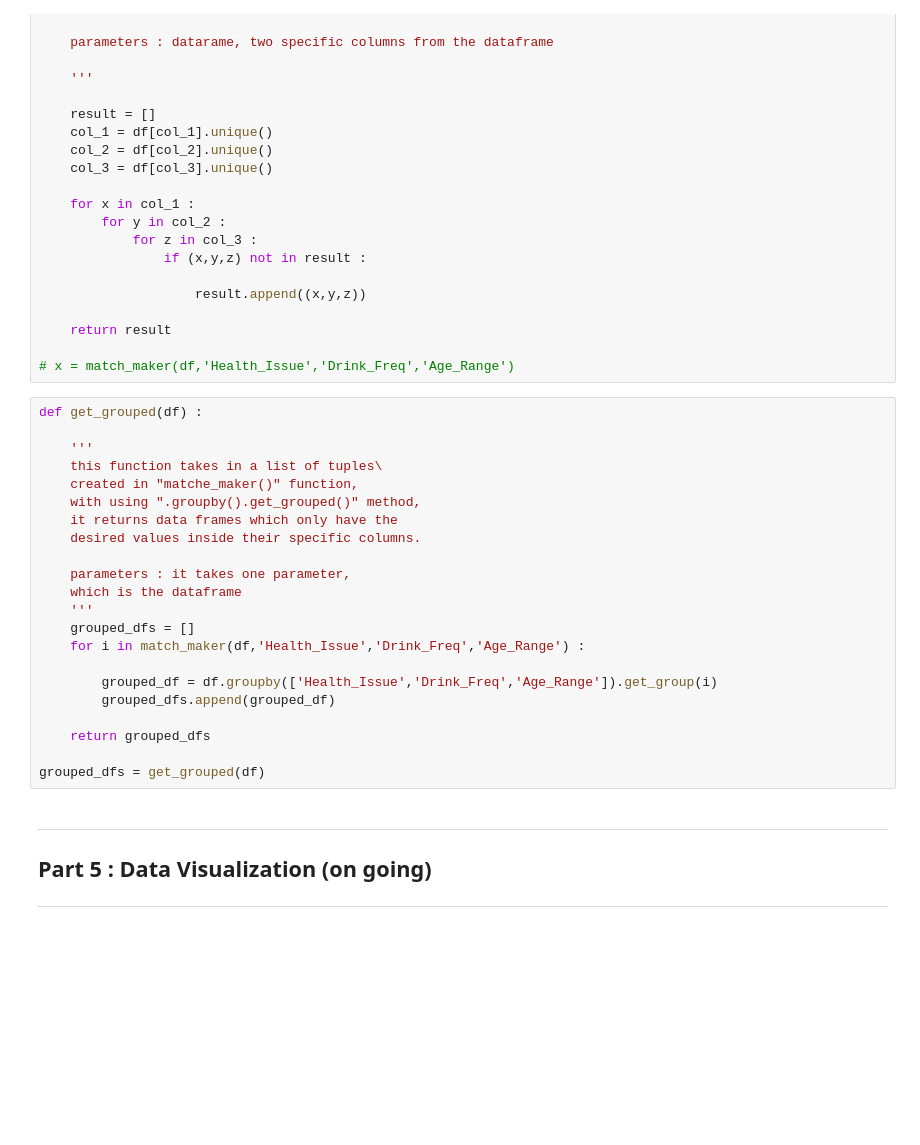
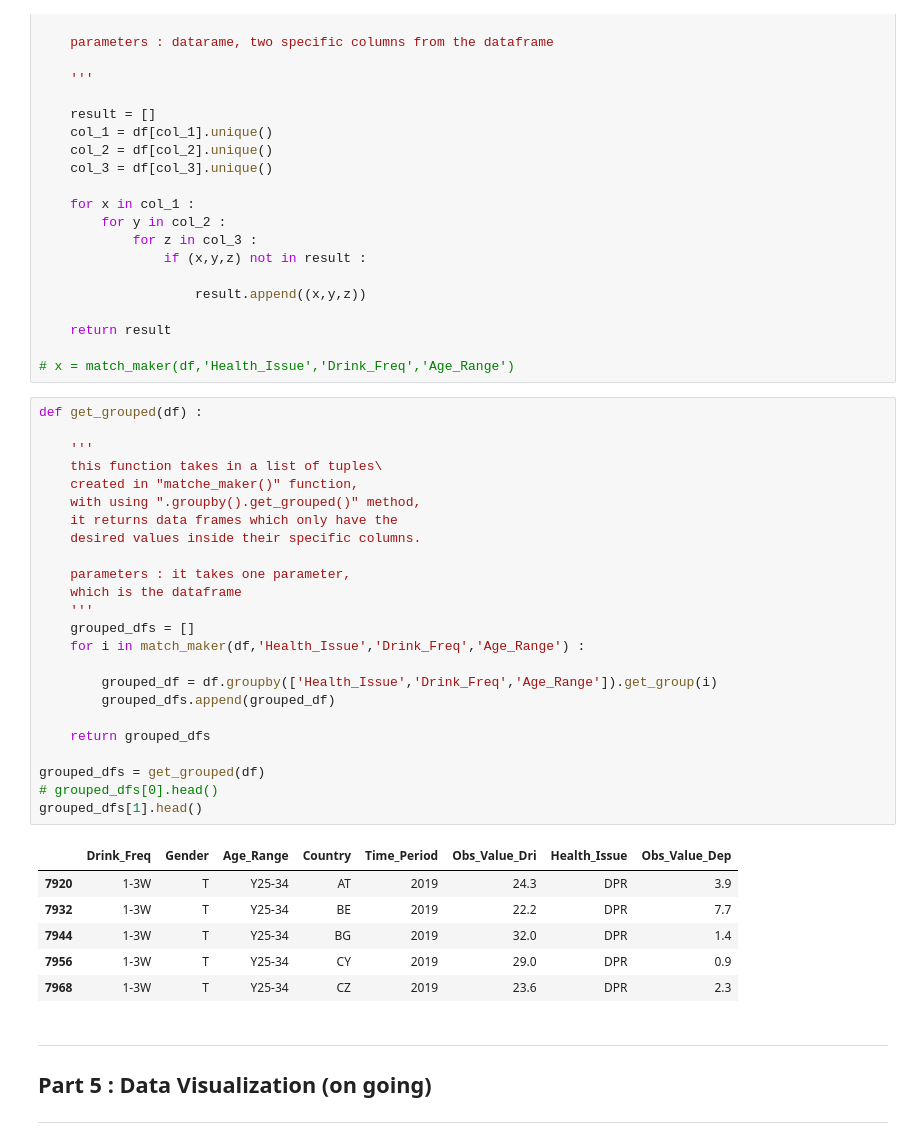
Before and after one commit to hoomanhanaei/The_Final_Assignment, a Jupyter notebook: The_Final_Assignment.ipynb, the cells around one changed output. Saved outputs shown, nothing was run; the diff lists cells and outputs as text; blank space fills up the shorter version.

```diff
--- a/The_Final_Assignment.ipynb
+++ b/The_Final_Assignment.ipynb
@@ -240,25 +242,34 @@ def match_maker(df,col_1,col_2,col_3) :
 # %%
 def get_grouped(df) :
 
     '''
     this function takes in a list of tuples\
     created in "matche_maker()" function,
     with using ".groupby().get_grouped()" method,
     it returns data frames which only have the
     desired values inside their specific columns.
 
     parameters : it takes one parameter,
     which is the dataframe
     '''
     grouped_dfs = []
     for i in match_maker(df,'Health_Issue','Drink_Freq','Age_Range') :
 
         grouped_df = df.groupby(['Health_Issue','Drink_Freq','Age_Range']).get_group(i)
         grouped_dfs.append(grouped_df)
 
     return grouped_dfs
 
 grouped_dfs = get_grouped(df)
+# grouped_dfs[0].head()
+grouped_dfs[1].head()
+# %% [output]
+|  | Drink_Freq | Gender | Age_Range | Country | Time_Period | Obs_Value_Dri | Health_Issue | Obs_Value_Dep |
+| 7920 | 1-3W | T | Y25-34 | AT | 2019 | 24.3 | DPR | 3.9 |
+| 7932 | 1-3W | T | Y25-34 | BE | 2019 | 22.2 | DPR | 7.7 |
+| 7944 | 1-3W | T | Y25-34 | BG | 2019 | 32.0 | DPR | 1.4 |
+| 7956 | 1-3W | T | Y25-34 | CY | 2019 | 29.0 | DPR | 0.9 |
+| 7968 | 1-3W | T | Y25-34 | CZ | 2019 | 23.6 | DPR | 2.3 |
 # %% [markdown]
 ----
 ## Part 5 : Data Visualization (on going)
```
Also changed, not shown: parts of 3 cells of this notebook.
